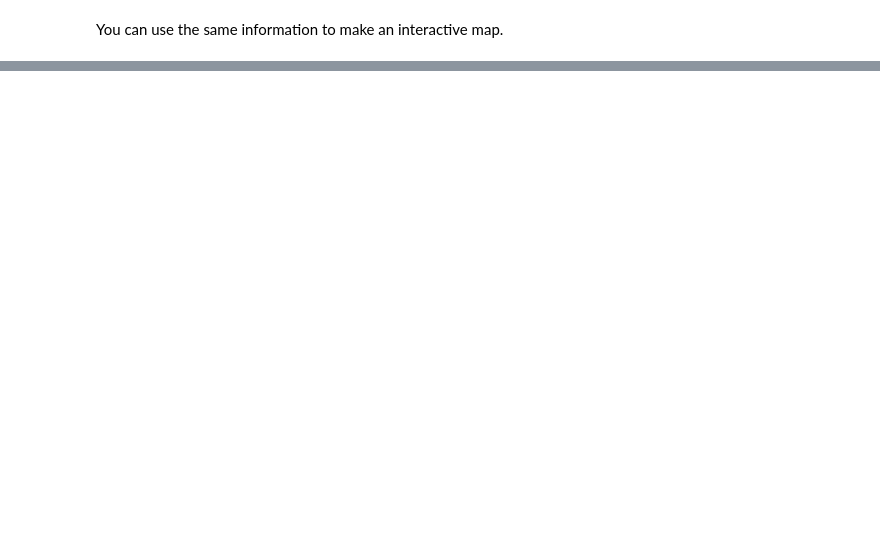
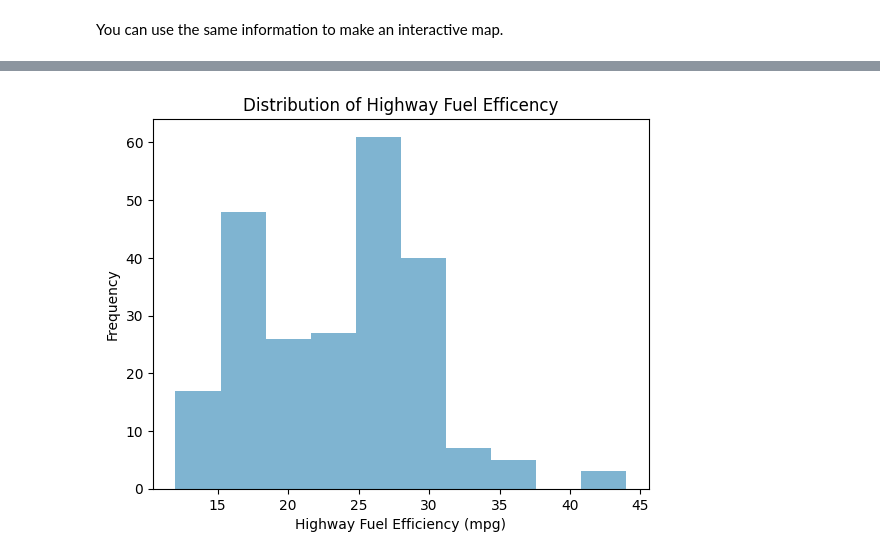
Before and after one commit to jrladd/CIS241, a Jupyter notebook: guides/pandas.ipynb, the cells around one changed output, grey strips where cells are left out. Saved outputs shown, nothing was run; the diff lists cells and outputs as text; code cells hidden in the pictures; blank space fills up the shorter version.

Commit message:
update pandas page with visualizations

```diff
--- a/guides/pandas.ipynb
+++ b/guides/pandas.ipynb
@@ -978,0 +990,4 @@ gdf.explore()
+# %%
+plt.style.use('tableau-colorblind10')
+# If you need to see all the available themes, you can run:
+# plt.style.available
@@ -978,0 +998,10 @@ gdf.explore()
+# %%
+mpg.hwy.plot(
+    kind="hist", # Specify what kind of plot you want
+    alpha=0.5, # Make the bars slightly transparent (optional)
+    title="Distribution of Highway Fuel Efficency", # Give your plot a title
+    xlabel="Highway Fuel Efficiency (mpg)" # Label the x-axis
+)
+plt.show() # This makes sure the plot displays properly
+# %% [output]
+[figure, added]
```
Also changed, not shown: parts of 43 cells of this notebook, 1 other file.
